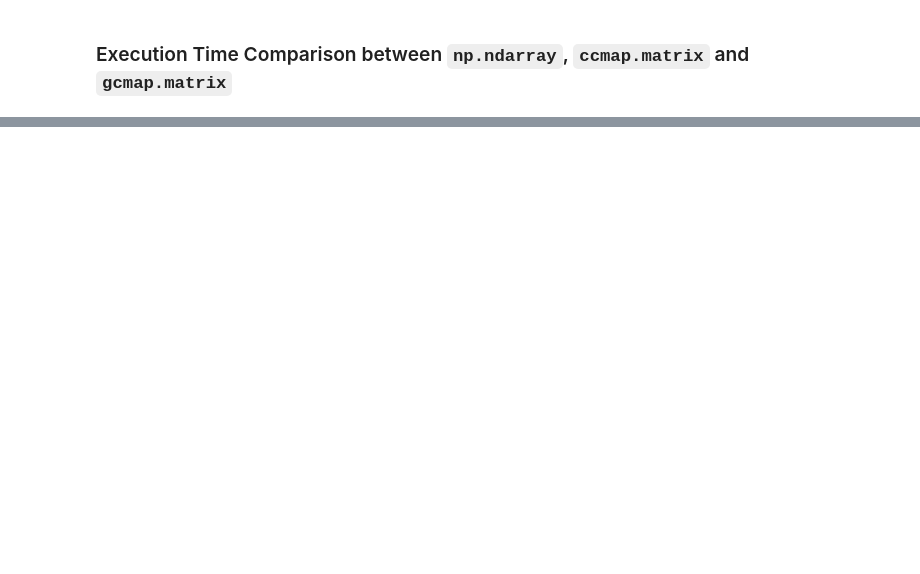
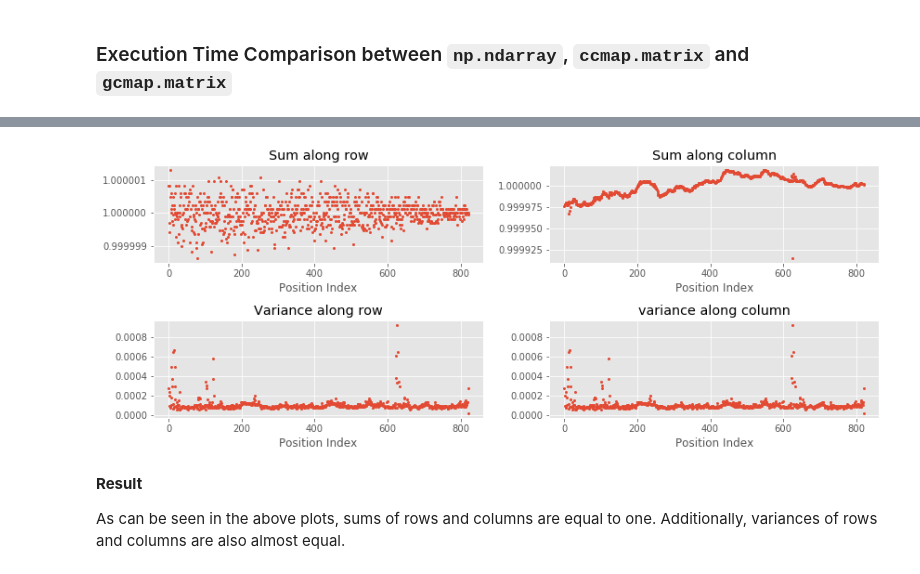
Before and after one commit to rjdkmr/gcMapExplorer, a Jupyter notebook: docs/modules_examples/access_gcmap_data.ipynb, the cells around one changed output, grey strips where cells are left out. Cells and saved outputs as stored; diff of their text form; code cells hidden in the pictures; blank space fills up the shorter version.

```diff
--- a/docs/modules_examples/access_gcmap_data.ipynb
+++ b/docs/modules_examples/access_gcmap_data.ipynb
@@ -173,0 +186,56 @@ The slowest run took 5.28 times longer than the fastest. This could mean that an
+# %%
+ccmapIC = gmlib.gcmap.loadGCMapAsCCMap('normalized/normIC_100kb.gcmap', mapName='chr15')
+ccmapIC.make_readable()
+bData = ~ccmapIC.bNoData                          # Stores whther rows/columns has missing data
+new_matrix = (ccmapIC.matrix[bData,:])[:,bData]   # Getting new matrix after removing rows/columns of missing data
+
+
+# Renormalize ICE matrix with sum of rows so that sum of rows become one
+# It is neccessary to compare with the KR normalization
+new_matrix = new_matrix / np.sum(new_matrix, axis = 1)
+
+r_sum = np.sum(new_matrix, axis = 0)             # Sum along row using numpy.sum
+r_var = np.var(new_matrix, axis = 0)             # Variance along row using numpy.var
+
+c_sum = np.sum(new_matrix, axis = 1)             # Sum along column using numpy.sum
+c_var = np.var(new_matrix, axis = 1)             # Variance along column using numpy.var
+
+# Plot the values for visual representations
+fig = plt.figure(figsize=(14,5))                               # Figure size
+fig.subplots_adjust(hspace=0.6)                                # Space between plots
+
+ax1 = fig.add_subplot(2,2,1)                                   # Axes first plot
+ax1.set_title('Sum along row')                                 # Title first plot
+ax1.set_xlabel('Position Index')                               # X-label
+
+ax2 = fig.add_subplot(2,2,2)                                   # Axes second plot
+ax2.set_title('Sum along column')
+ax2.set_xlabel('Position Index')
+
+ax3 = fig.add_subplot(2,2,3)                                   # Axes third plot
+ax3.set_title('Variance along row')
+ax3.set_xlabel('Position Index')
+
+ax4 = fig.add_subplot(2,2,4)                                   # Axes fourth plot
+ax4.set_title('variance along column')
+ax4.set_xlabel('Position Index')
+
+ax1.plot(r_sum, marker='o', lw=0, ms=2)                        # Plot in first axes
+ax2.plot(c_sum, marker='o', lw=0, ms=2)                        # Plot in second axes
+ax3.plot(r_var, marker='o', lw=0, ms=2)                        # Plot in third axes
+ax4.plot(c_var, marker='o', lw=0, ms=2)                        # Plot in fourth axesL
+
+ax1.get_yaxis().get_major_formatter().set_useOffset(False)     # Prevent ticks auto-formatting
+ax2.get_yaxis().get_major_formatter().set_useOffset(False)
+ax3.get_yaxis().get_major_formatter().set_useOffset(False)
+ax4.get_yaxis().get_major_formatter().set_useOffset(False)
+
+plt.show()
+
+del ccmapIC                # Remove temporary files
+# %% [output]
+[figure, added]
+# %% [markdown]
+**Result**
+
+As can be seen in the above plots, sums of rows and columns are equal to one. Additionally, variances of rows and columns are also almost equal.
```
Also changed, not shown: parts of 6 cells of this notebook, 52 other files.
